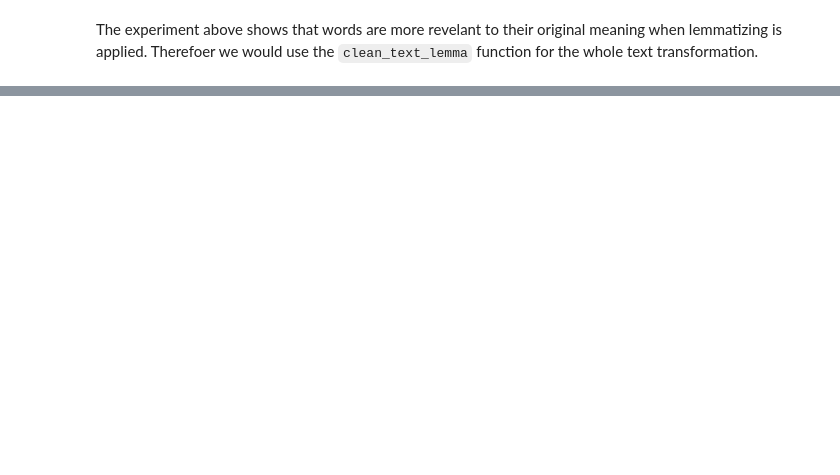
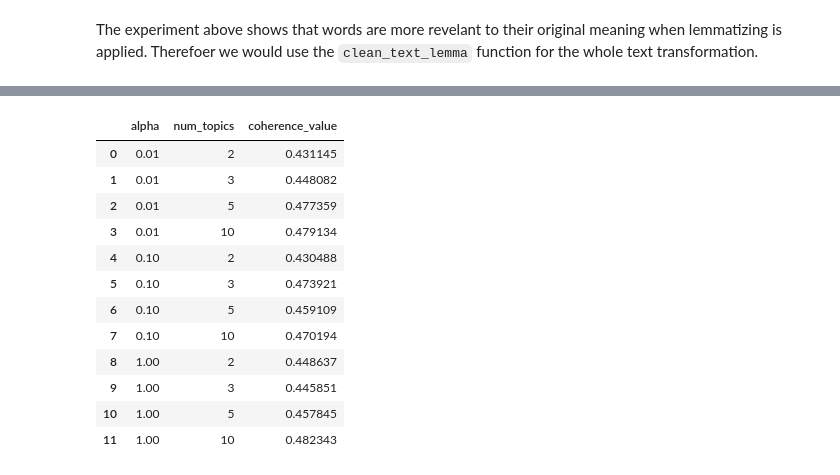
Before and after one commit to HuanSunGo/Natural_Language_Processing_Projects, a Jupyter notebook: Amazon_Review_Topic_Modeling/Amazon_Review_Topic_Modeling.ipynb, the cells around one changed output, grey strips where cells are left out. Drawn from its saved outputs; the diff is of its cells as text; code cells hidden in the pictures; blank space fills up the shorter version.

```diff
--- a/Amazon_Review_Topic_Modeling/Amazon_Review_Topic_Modeling.ipynb
+++ b/Amazon_Review_Topic_Modeling/Amazon_Review_Topic_Modeling.ipynb
@@ -585,0 +533,29 @@ df_topic_words
+# %%
+def compute_coherence_values(dictionary, corpus, texts, num_topics_range,alpha_range):
+    """
+    Compute c_v coherence for various number of topics
+
+    Parameters:
+    ----------
+    dictionary : Gensim dictionary
+    corpus : Gensim corpus
+    texts : List of input texts
+    num_topics_range: A list of topics range
+    alpha_range: A list of alpha range
+
+    Returns:
+    -------
+    model_list : List of LDA topic models
+    coherence_values : Coherence values corresponding to the LDA model with respective number of topics
+    """
+    coherence_values = []
+    model_list = []
+    for alpha in alpha_range:
+        for num_topics in num_topics_range:
+            model = gensim.models.ldamodel.LdaModel(corpus=corpus, id2word=dictionary, alpha=alpha,num_topics=num_topics,\
+                                                      per_word_topics=True)
+            model_list.append(model)
+            coherencemodel = CoherenceModel(model=model, texts=texts, dictionary=dictionary, coherence='c_v')
+            coherence_values.append((alpha, num_topics, coherencemodel.get_coherence()))
+
+    return model_list, coherence_values
@@ -585,0 +570,18 @@ df_topic_words
+# %%
+# change the presentation into dataframe format
+coherence_df = pd.DataFrame(coherence_values, columns=['alpha','num_topics','coherence_value'])
+coherence_df
+# %% [output]
+|  | alpha | num_topics | coherence_value |
+| 0 | 0.01 | 2 | 0.431145 |
+| 1 | 0.01 | 3 | 0.448082 |
+| 2 | 0.01 | 5 | 0.477359 |
+| 3 | 0.01 | 10 | 0.479134 |
+| 4 | 0.10 | 2 | 0.430488 |
+| 5 | 0.10 | 3 | 0.473921 |
+| 6 | 0.10 | 5 | 0.459109 |
+| 7 | 0.10 | 10 | 0.470194 |
+| 8 | 1.00 | 2 | 0.448637 |
+| 9 | 1.00 | 3 | 0.445851 |
+| 10 | 1.00 | 5 | 0.457845 |
+| 11 | 1.00 | 10 | 0.482343 |
```
Also changed, not shown: parts of 68 cells of this notebook.
